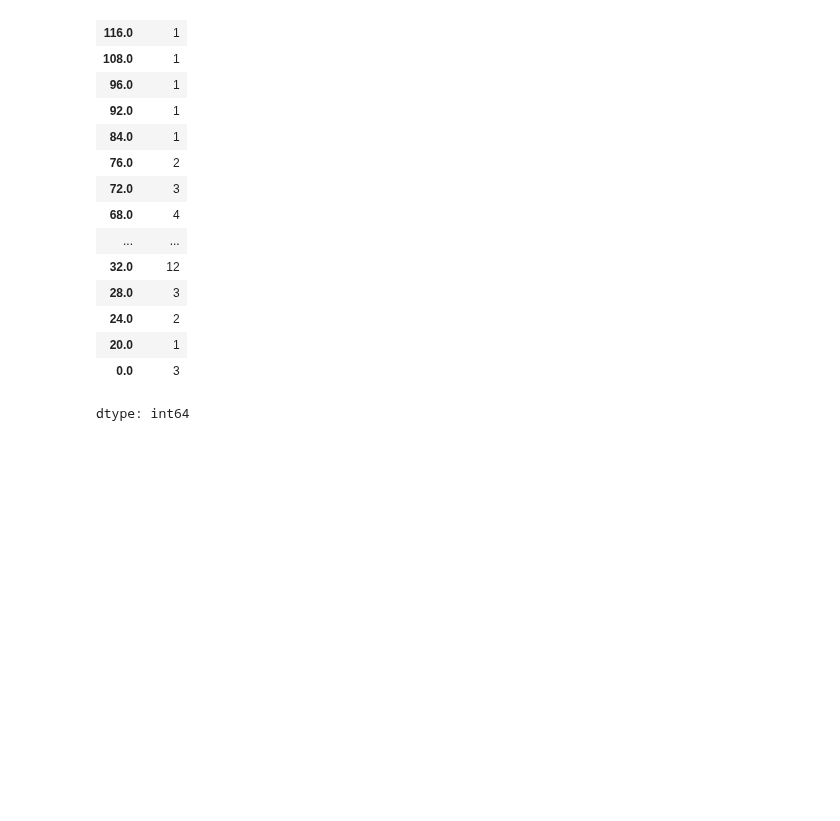
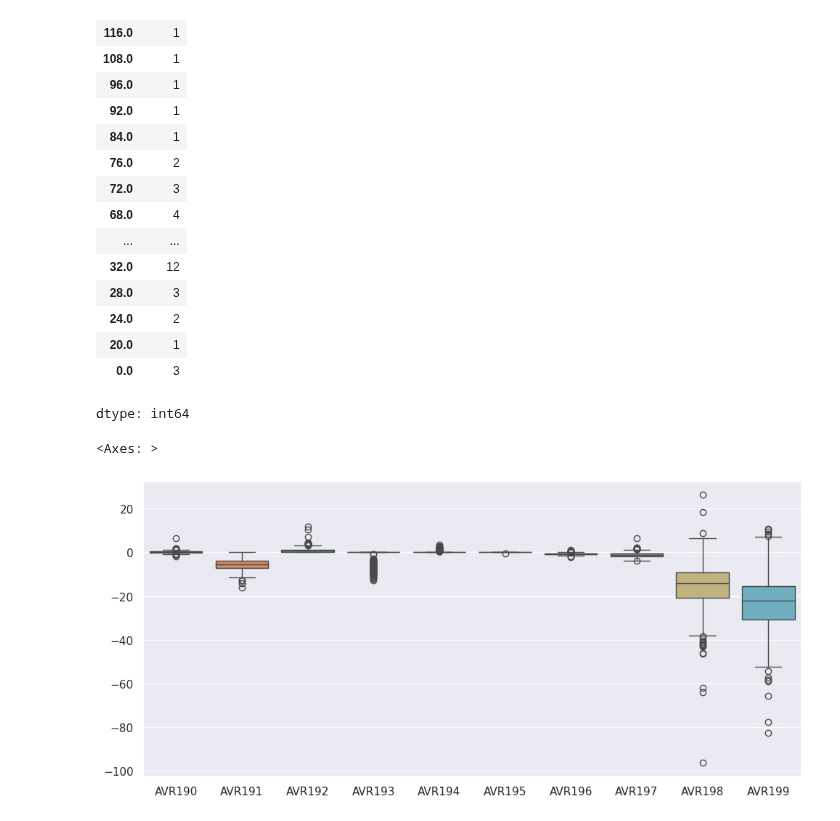
Before and after one commit to heytanix/PROJECT_ARRHYTHMIA, a Jupyter notebook: Oversampled_and_PCA.ipynb, the cells around one changed output. Cells and saved outputs as stored; diff of their text form; code cells hidden in the pictures; blank space fills up the shorter version.

```diff
--- a/Oversampled_and_PCA.ipynb
+++ b/Oversampled_and_PCA.ipynb
@@ -404 +405,8 @@ Now we can see outliers within the last two attributes
 '''
+# %%
+sns.set(rc={'figure.figsize':(11.7,5.27)})
+sns.boxplot(data=final_df[["AVR190","AVR191","AVR192","AVR193","AVR194",
+                           "AVR195","AVR196","AVR197","AVR198","AVR199",]])
+# %% [output]
+<Axes: >
+[figure, added]
```
Also changed, not shown: parts of 8 cells of this notebook.
